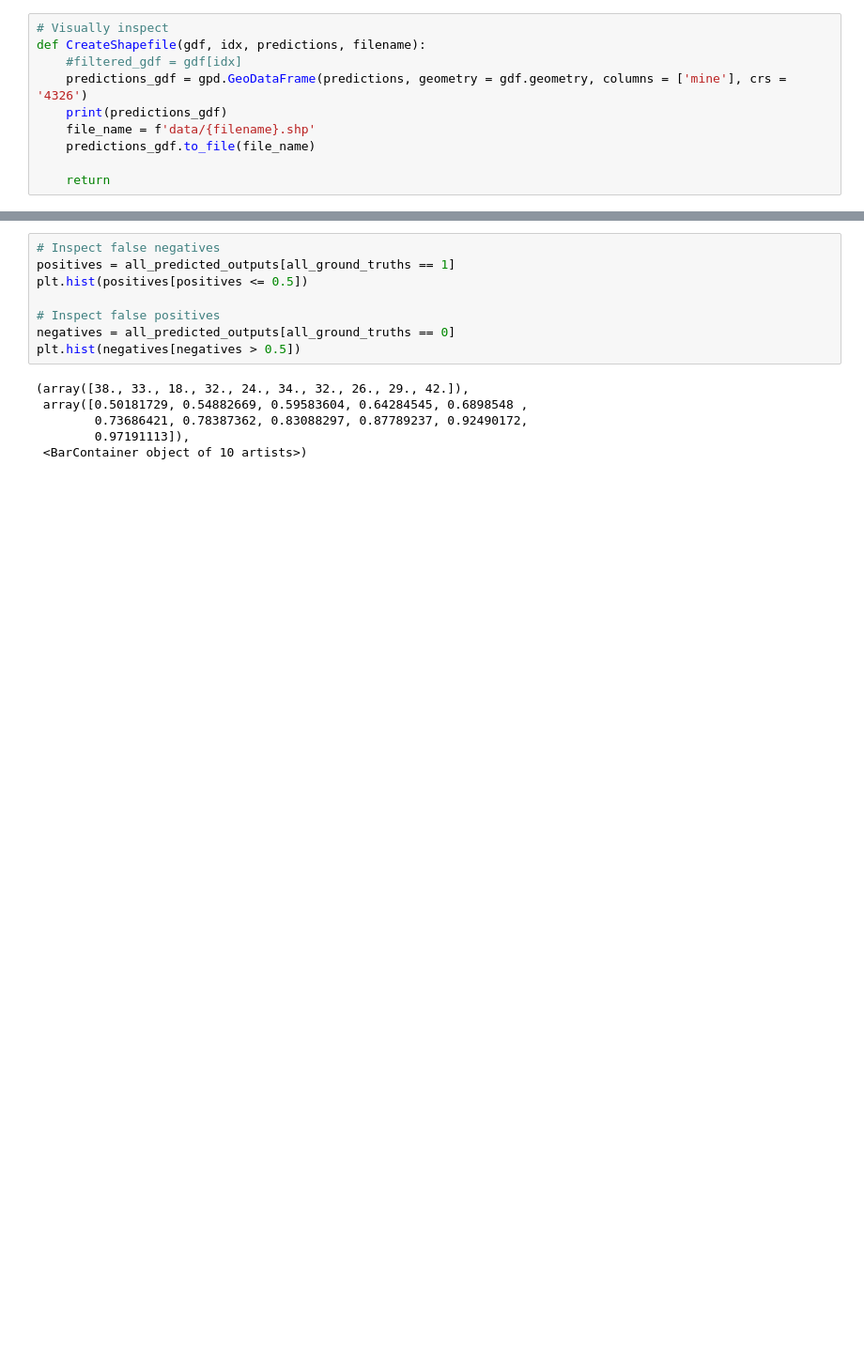
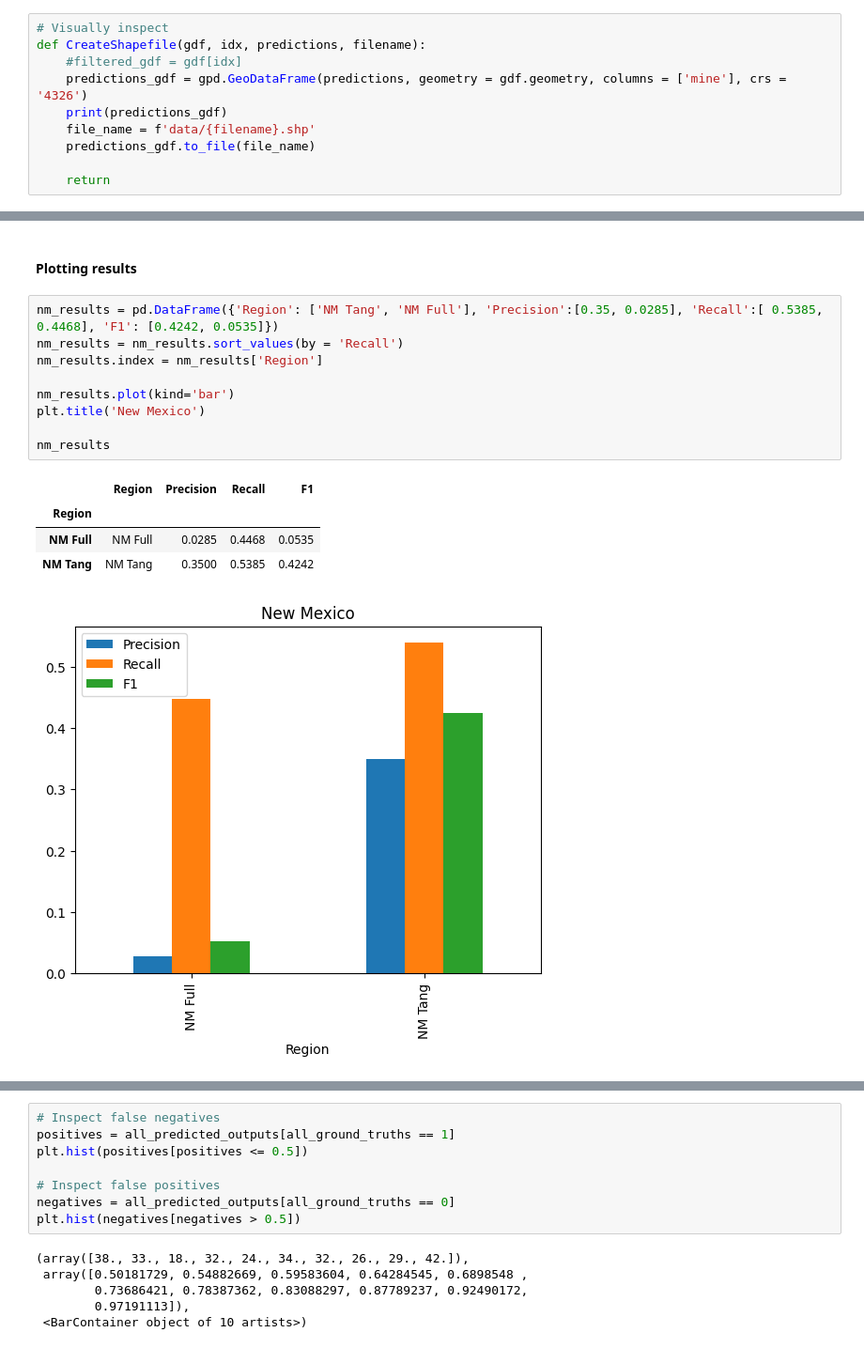
Before and after one commit to Ode-PBLLC/aquarry, a Jupyter notebook: mine_mapping.ipynb, the cells around one changed output, grey strips where cells are left out. Shown: that part at 94% size. Cells and saved outputs as stored; diff of their text form; blank space fills up the shorter version.

```diff
--- a/mine_mapping.ipynb
+++ b/mine_mapping.ipynb
@@ -2899,0 +3162,17 @@ threshold: 0.3285521864891052
+# %% [markdown]
+#### Plotting results
+# %%
+nm_results = pd.DataFrame({'Region': ['NM Tang', 'NM Full'], 'Precision':[0.35, 0.0285], 'Recall':[ 0.5385, 0.4468], 'F1': [0.4242, 0.0535]})
+nm_results = nm_results.sort_values(by = 'Recall')
+nm_results.index = nm_results['Region']
+
+nm_results.plot(kind='bar')
+plt.title('New Mexico')
+
+nm_results
+# %% [output]
+|  | Region | Precision | Recall | F1 |
+| Region |  |  |  |  |
+| NM Full | NM Full | 0.0285 | 0.4468 | 0.0535 |
+| NM Tang | NM Tang | 0.3500 | 0.5385 | 0.4242 |
+[figure, added]
```
Also changed, not shown: parts of 162 cells of this notebook.
